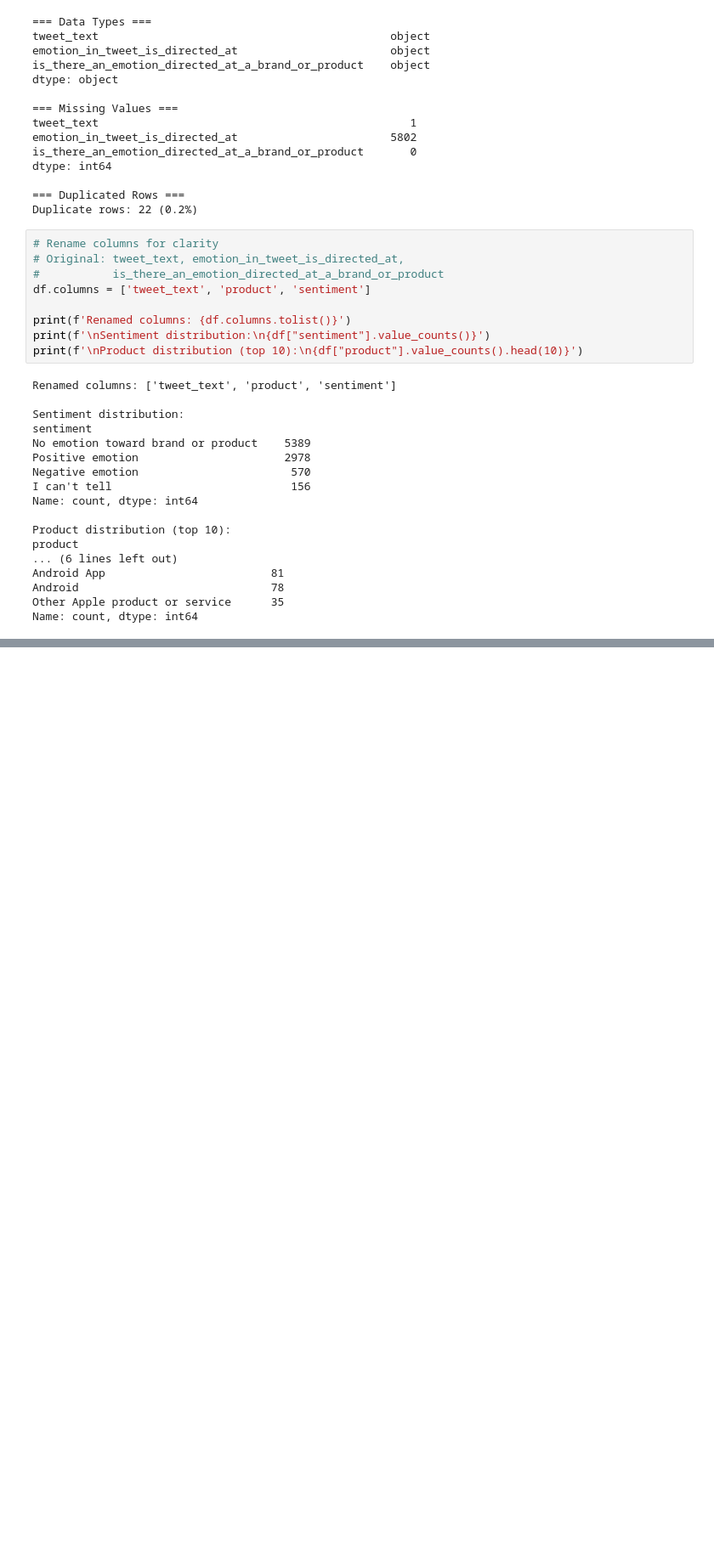
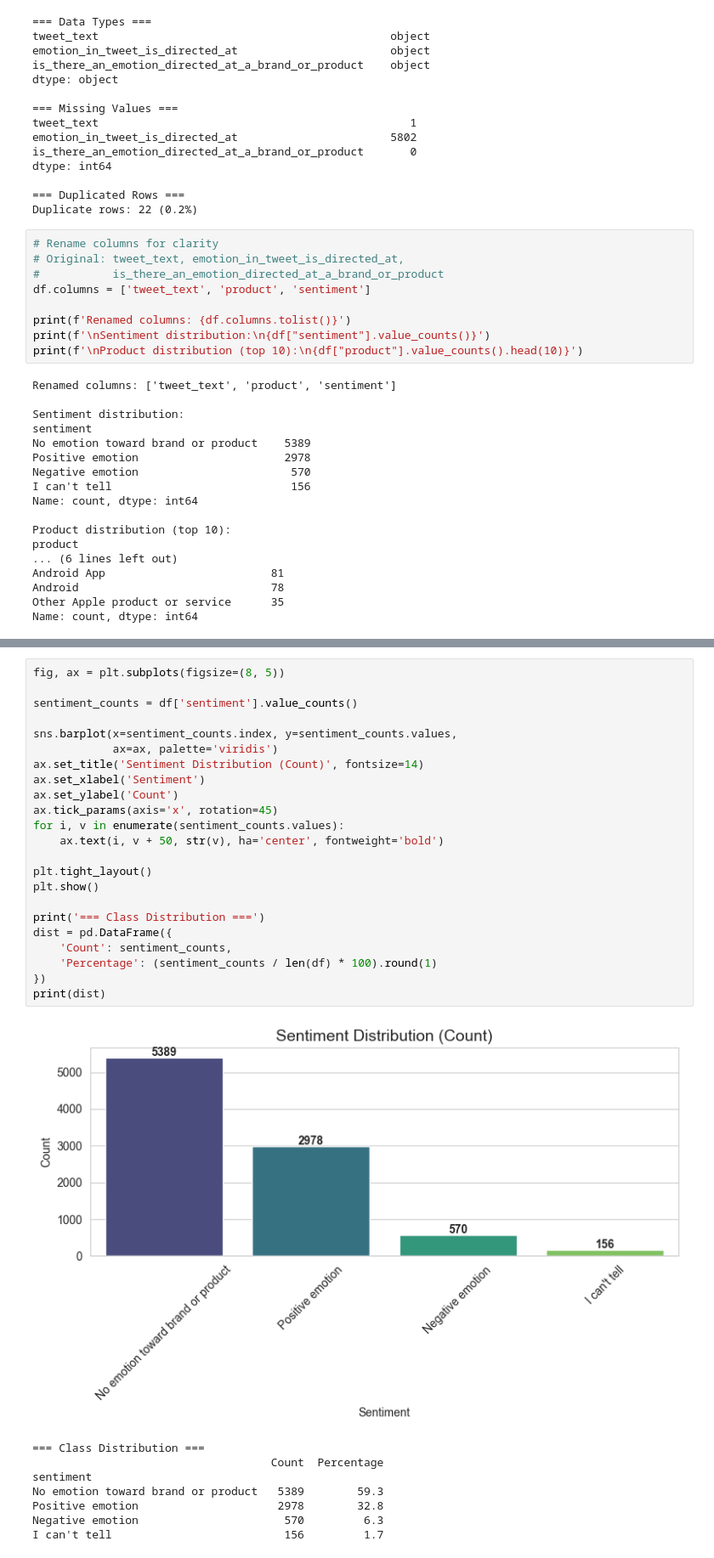
Before and after one commit to GATHIGIMUREITHI/Phase4_Group4_Project, a Jupyter notebook: index.ipynb, the cells around one changed output, grey strips where cells are left out. Shown at 85% size. Saved outputs shown, nothing was run; the diff lists cells and outputs as text; blank space fills up the shorter version.

Commit message:
Feature Descriptions and Justification
 Class Distribution and Descriptive Statistics

```diff
--- a/index.ipynb
+++ b/index.ipynb
@@ -182,0 +174,32 @@ Name: count, dtype: int64
+# %%
+fig, ax = plt.subplots(figsize=(8, 5))
+
+sentiment_counts = df['sentiment'].value_counts()
+
+sns.barplot(x=sentiment_counts.index, y=sentiment_counts.values,
+            ax=ax, palette='viridis')
+ax.set_title('Sentiment Distribution (Count)', fontsize=14)
+ax.set_xlabel('Sentiment')
+ax.set_ylabel('Count')
+ax.tick_params(axis='x', rotation=45)
+for i, v in enumerate(sentiment_counts.values):
+    ax.text(i, v + 50, str(v), ha='center', fontweight='bold')
+
+plt.tight_layout()
+plt.show()
+
+print('=== Class Distribution ===')
+dist = pd.DataFrame({
+    'Count': sentiment_counts,
+    'Percentage': (sentiment_counts / len(df) * 100).round(1)
+})
+print(dist)
+# %% [output]
+[figure, added]
+=== Class Distribution ===
+                                    Count  Percentage
+sentiment
+No emotion toward brand or product   5389        59.3
+Positive emotion                     2978        32.8
+Negative emotion                      570         6.3
+I can't tell                          156         1.7
```
Also changed, not shown: parts of 2 cells of this notebook.
